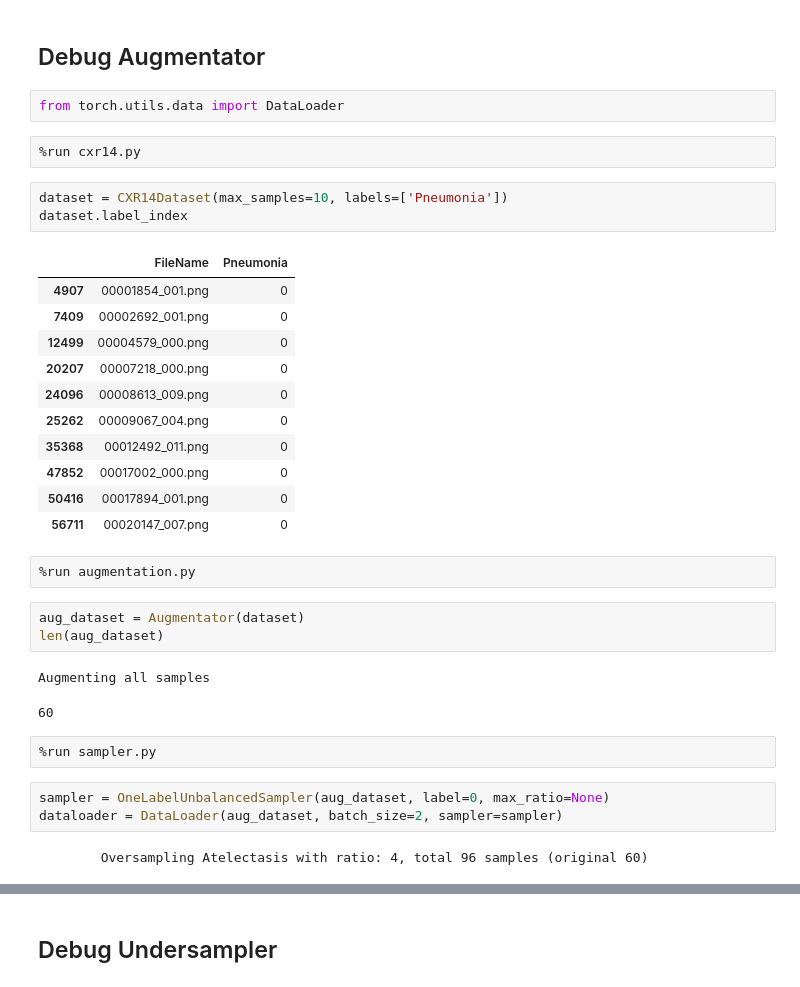
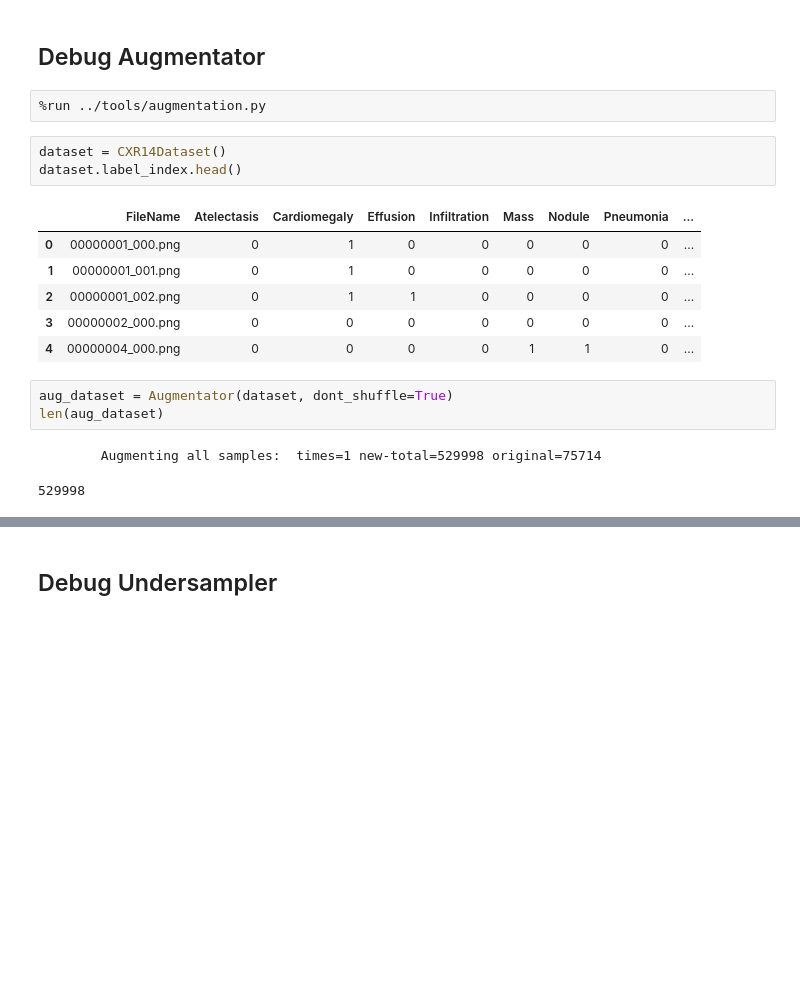
Before and after one commit to pdpino/medical-ai, a Jupyter notebook: medai/datasets/notebooks/cxr14.ipynb, the cells around one changed output, grey strips where cells are left out. Saved outputs shown, nothing was run; the diff lists cells and outputs as text; blank space fills up the shorter version.

Commit message:
Further improve augmentation

```diff
--- a/medai/datasets/notebooks/cxr14.ipynb
+++ b/medai/datasets/notebooks/cxr14.ipynb
@@ -184,37 +187,21 @@ plt.imshow(tf(image))
 [figure]
 # %% [markdown]
 ## Debug Augmentator
-# %%
-from torch.utils.data import DataLoader
 # %%
-%run cxr14.py
+%run ../tools/augmentation.py
 # %%
-dataset = CXR14Dataset(max_samples=10, labels=['Pneumonia'])
-dataset.label_index
+dataset = CXR14Dataset()
+dataset.label_index.head()
 # %% [output]
-|  | FileName | Pneumonia |
-| 4907 | 00001854_001.png | 0 |
-| 7409 | 00002692_001.png | 0 |
-| 12499 | 00004579_000.png | 0 |
-| 20207 | 00007218_000.png | 0 |
-| 24096 | 00008613_009.png | 0 |
-| 25262 | 00009067_004.png | 0 |
-| 35368 | 00012492_011.png | 0 |
-| 47852 | 00017002_000.png | 0 |
-| 50416 | 00017894_001.png | 0 |
-| 56711 | 00020147_007.png | 0 |
+|  | FileName | Atelectasis | Cardiomegaly | Effusion | Infiltration | Mass | Nodule | Pneumonia | ... |
+| 0 | 00000001_000.png | 0 | 1 | 0 | 0 | 0 | 0 | 0 | ... |
+| 1 | 00000001_001.png | 0 | 1 | 0 | 0 | 0 | 0 | 0 | ... |
+| 2 | 00000001_002.png | 0 | 1 | 1 | 0 | 0 | 0 | 0 | ... |
+| 3 | 00000002_000.png | 0 | 0 | 0 | 0 | 0 | 0 | 0 | ... |
+| 4 | 00000004_000.png | 0 | 0 | 0 | 0 | 1 | 1 | 0 | ... |
-# %%
-%run augmentation.py
 # %%
-aug_dataset = Augmentator(dataset)
+aug_dataset = Augmentator(dataset, dont_shuffle=True)
 len(aug_dataset)
 # %% [output]
-Augmenting all samples
+        Augmenting all samples:  times=1 new-total=529998 original=75714
-60
+529998
-# %%
-%run sampler.py
-# %%
-sampler = OneLabelUnbalancedSampler(aug_dataset, label=0, max_ratio=None)
-dataloader = DataLoader(aug_dataset, batch_size=2, sampler=sampler)
-# %% [output]
-        Oversampling Atelectasis with ratio: 4, total 96 samples (original 60)
```
Also changed, not shown: parts of 7 cells of this notebook, 4 other files.
